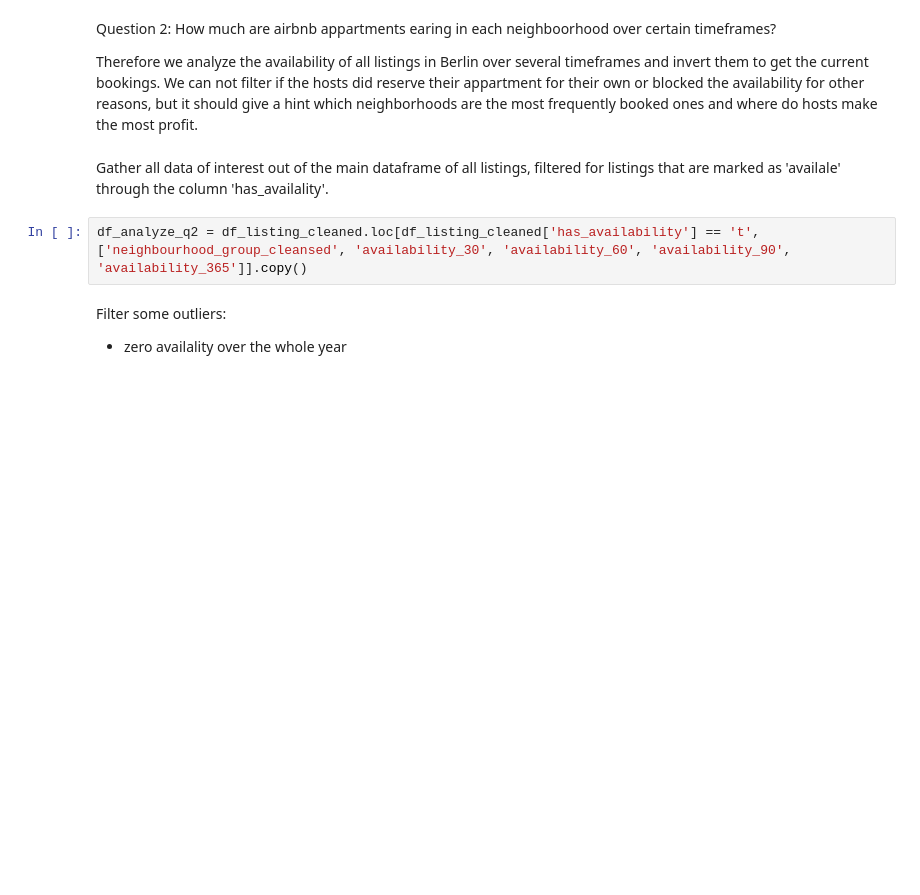
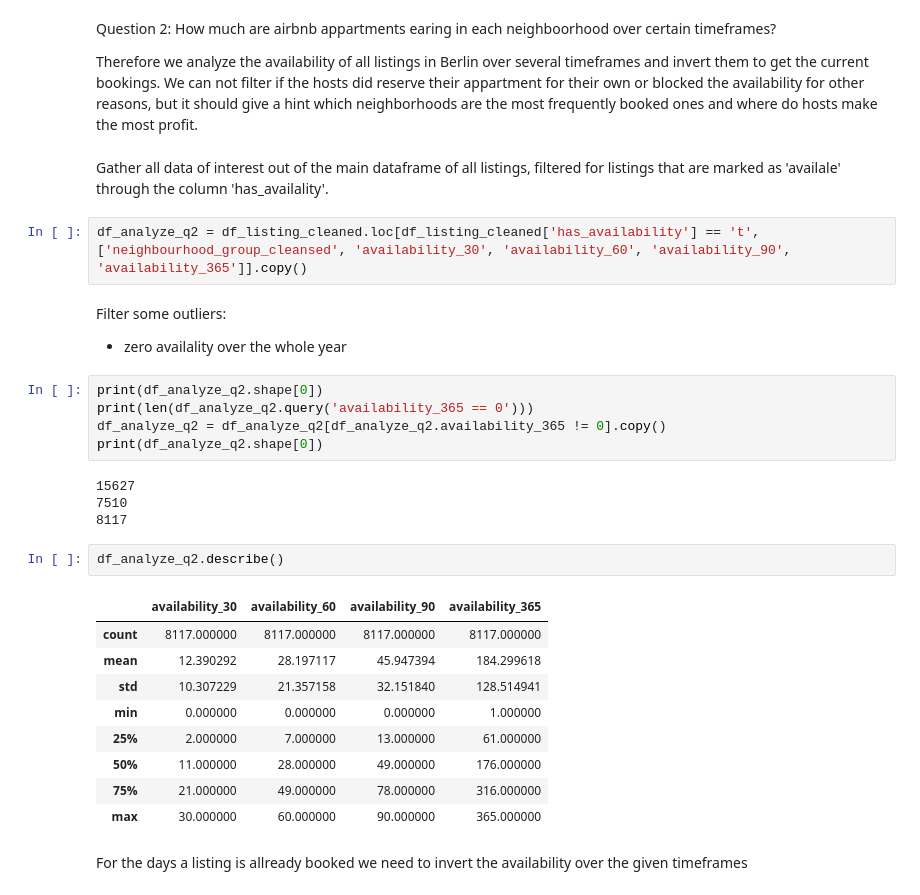
Before and after one commit to Daniel-Hutcheson/airbnb_berlin, a Jupyter notebook: main.ipynb, the cells around one changed output. Cells and saved outputs as stored; diff of their text form; blank space fills up the shorter version.

```diff
--- a/main.ipynb
+++ b/main.ipynb
@@ -185,3 +185,26 @@ df_analyze_q2 = df_listing_cleaned.loc[df_listing_cleaned['has_availability'] ==
 # %% [markdown]
 Filter some outliers:
 - zero availality over the whole year
+# %%
+print(df_analyze_q2.shape[0])
+print(len(df_analyze_q2.query('availability_365 == 0')))
+df_analyze_q2 = df_analyze_q2[df_analyze_q2.availability_365 != 0].copy()
+print(df_analyze_q2.shape[0])
+# %% [output]
+15627
+7510
+8117
+# %%
+df_analyze_q2.describe()
+# %% [output]
+|  | availability_30 | availability_60 | availability_90 | availability_365 |
+| count | 8117.000000 | 8117.000000 | 8117.000000 | 8117.000000 |
+| mean | 12.390292 | 28.197117 | 45.947394 | 184.299618 |
+| std | 10.307229 | 21.357158 | 32.151840 | 128.514941 |
+| min | 0.000000 | 0.000000 | 0.000000 | 1.000000 |
+| 25% | 2.000000 | 7.000000 | 13.000000 | 61.000000 |
+| 50% | 11.000000 | 28.000000 | 49.000000 | 176.000000 |
+| 75% | 21.000000 | 49.000000 | 78.000000 | 316.000000 |
+| max | 30.000000 | 60.000000 | 90.000000 | 365.000000 |
+# %% [markdown]
+For the days a listing is allready booked we need to invert the availability over the given timeframes
```
Also changed, not shown: parts of 1 cell of this notebook.
